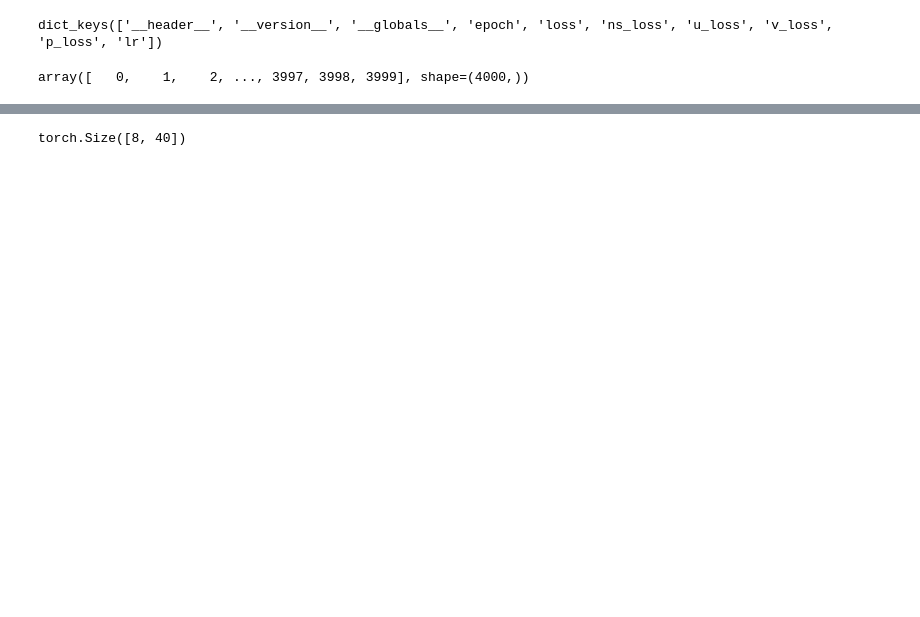
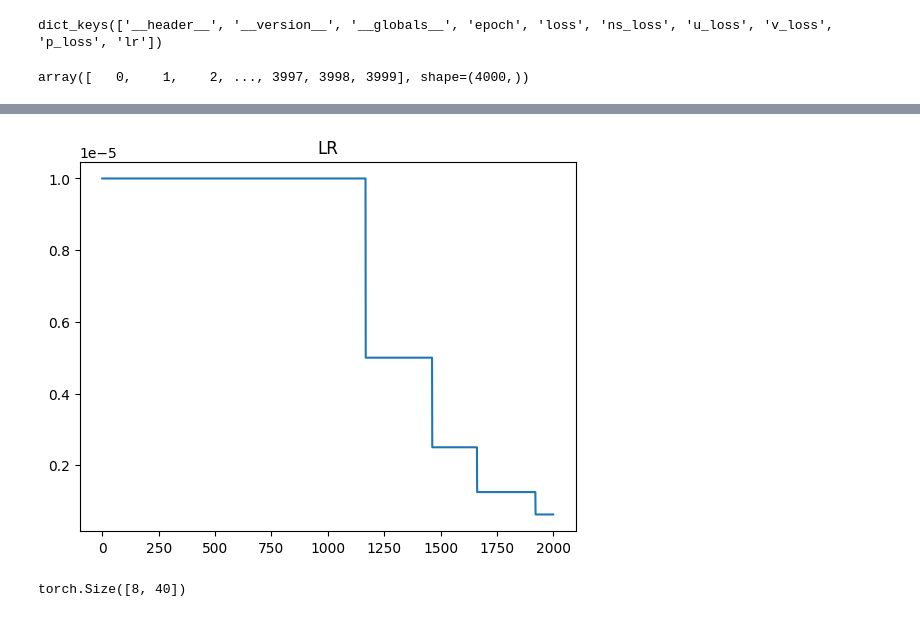
Before and after one commit to sagomeza1/pinns, a Jupyter notebook: cuadernos/elaboracion_gifs.ipynb, the cells around one changed output, grey strips where cells are left out. Cells and saved outputs as stored; diff of their text form; code cells hidden in the pictures; blank space fills up the shorter version.

```diff
--- a/cuadernos/elaboracion_gifs.ipynb
+++ b/cuadernos/elaboracion_gifs.ipynb
@@ -514,3 +515,9 @@ plt.show()
+# %%
+plt.plot(data["epoch"][0] , data["lr"][0])
+plt.title("LR")
+plt.show()
+# %% [output]
+[figure, added]
 # %%
 p_pinn[740:750,0]
 y_temp.shape
```
Also changed, not shown: parts of 10 cells of this notebook, 2 other files.
